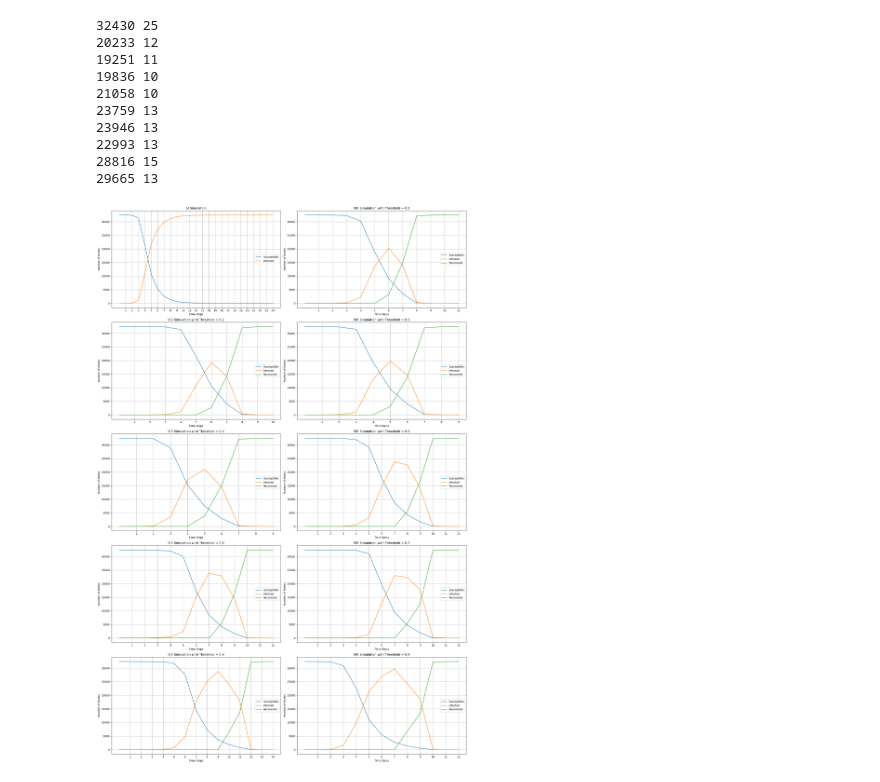
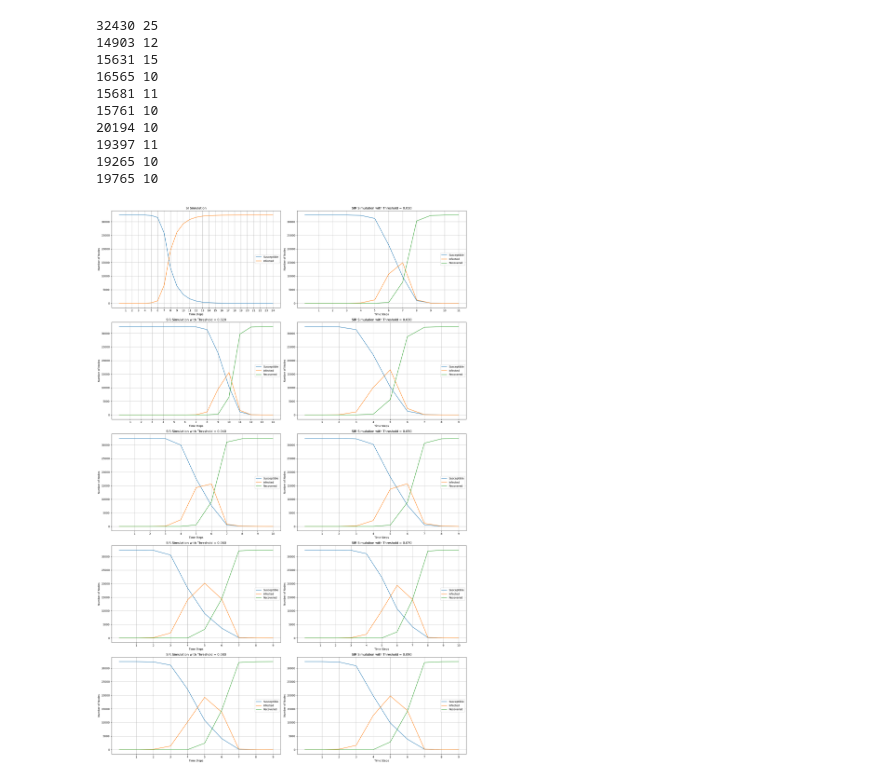
Before and after one commit to kfkfkflmej/NA_EU_emails_2024, a Jupyter notebook: SIR different Thresholds.ipynb, the cells around one changed output. Saved outputs shown, nothing was run; the diff lists cells and outputs as text; code cells hidden in the pictures.

```diff
--- a/SIR different Thresholds.ipynb
+++ b/SIR different Thresholds.ipynb
@@ -19,7 +19,7 @@ time_steps = 25  # Adjust based on required duration
 plt.figure(figsize=(20, 30))
 
 # Loop through thresholds from 0.1 to 0.9
-for i, recovery_threshold in enumerate(np.arange(0.0, 1.0, 0.1), start=1):
+for i, recovery_threshold in enumerate(np.arange(0.0, 0.1, 0.01), start=1):
     # Initialize states
     if recovery_threshold == 0.0:
         gamma = 0
@@ -64,44 +64,44 @@ for i, recovery_threshold in enumerate(np.arange(0.0, 1.0, 0.1), start=1):
         # Break if no more infected
         if infected_counts[-1] == 0:
             break
     print(max(infected_counts), len(infected_counts))
     # Plot results for the current threshold
     plt.subplot(5, 2, i)
     if recovery_threshold == 0.0:
         plt.title("SI Simulation")
         plt.plot(susceptible_counts, label="Susceptible")
         plt.plot(infected_counts, label="Infected")
         plt.xlabel("Time Steps")
         plt.ylabel("Number of Nodes")
         plt.xticks(ticks = range(1, len(susceptible_counts)))
         plt.legend()
         plt.grid()
     else:
-        plt.title(f"SIR Simulation with Threshold = {recovery_threshold:.1f}")
+        plt.title(f"SIR Simulation with Threshold = {recovery_threshold:.3f}")
         plt.plot(susceptible_counts, label="Susceptible")
         plt.plot(infected_counts, label="Infected")
         plt.plot(recovered_counts, label="Recovered")
         plt.xlabel("Time Steps")
         plt.ylabel("Number of Nodes")
         plt.xticks(ticks = range(1, len(susceptible_counts)))
         plt.legend()
         plt.grid()
 
 # Adjust layout and display all plots
 plt.tight_layout()
 plt.show()
 # %% [output]
 32430 25
-20233 12
-19251 11
-19836 10
-21058 10
-23759 13
-23946 13
-22993 13
-28816 15
-29665 13
+14903 12
+15631 15
+16565 10
+15681 11
+15761 10
+20194 10
+19397 11
+19265 10
+19765 10
-[figure, old version]
+[figure, new version]
 # %%
 gamma = 0.23    # Recovery probability
 initial_infected = 1
```
Also changed, not shown: parts of 1 cell of this notebook, 4 other files.
